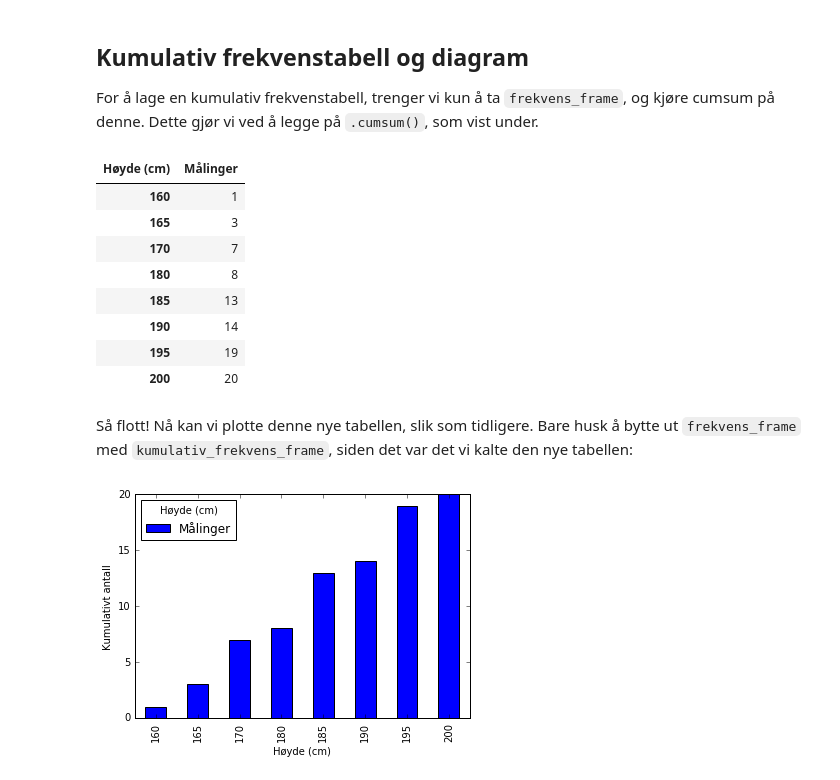
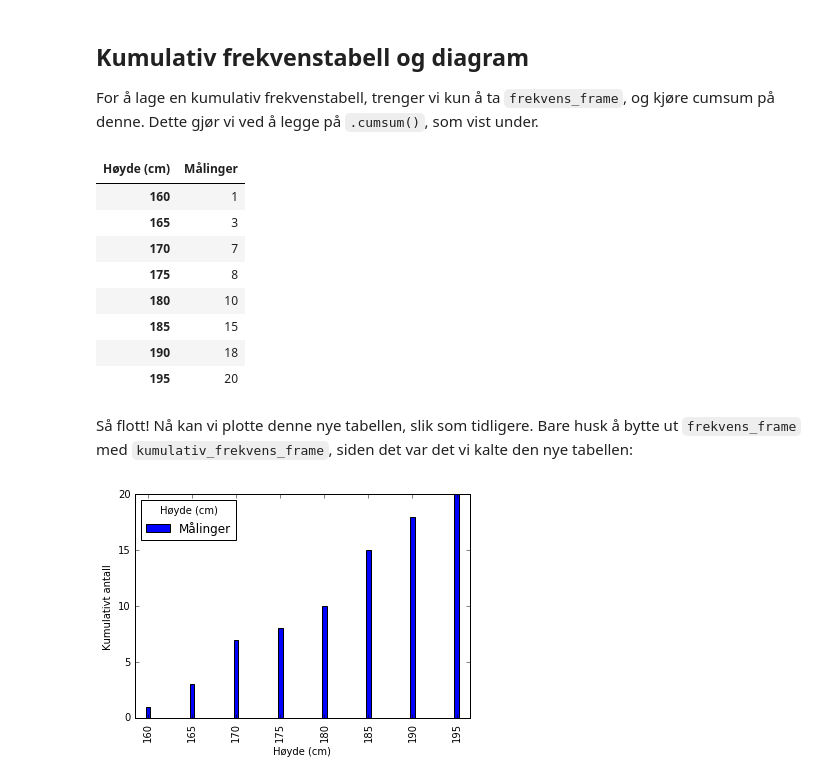
Before and after one commit to oal/ma155-pandas-manual, a Jupyter notebook: notebooks/Frekvenstabell og -diagram.ipynb, the cells around one changed output. Cells and saved outputs as stored; diff of their text form; code cells hidden in the pictures.

```diff
--- a/notebooks/Frekvenstabell og -diagram.ipynb
+++ b/notebooks/Frekvenstabell og -diagram.ipynb
@@ -12,7 +12,7 @@ For å lage en frekvenstabell, lag en ny celle i notebooken (Insert -> Cell belo
 from pandas import Series
 
 hoyder = Series(
-    [165, 170, 195, 190, 170, 170, 185, 160, 170, 165, 185, 195, 185, 195, 200, 195, 185, 180, 185, 195],
+    [165, 175, 190, 190, 170, 170, 185, 160, 170, 165, 180, 195, 185, 195, 185, 190, 185, 180, 185, 170],
     name='Målinger'
 )
 print(hoyder.name)
@@ -138,19 +170,19 @@ kumulativ_frekvens_frame
 | 160 | 1 |
 | 165 | 3 |
 | 170 | 7 |
-| 180 | 8 |
-| 185 | 13 |
-| 190 | 14 |
-| 195 | 19 |
-| 200 | 20 |
+| 175 | 8 |
+| 180 | 10 |
+| 185 | 15 |
+| 190 | 18 |
+| 195 | 20 |
 # %% [markdown]
 Så flott! Nå kan vi plotte denne nye tabellen, slik som tidligere. Bare husk å bytte ut `frekvens_frame` med `kumulativ_frekvens_frame`, siden det var det vi kalte den nye tabellen:
 # %%
-kumulativ_frekvens_frame.plot.bar()
+kumulativ_frekvens_frame.plot.bar(width=0.1)
 
 plt.xlabel('Høyde (cm)')
 plt.ylabel('Kumulativt antall')
 
 plt.show()
 # %% [output]
-[figure, old version]
+[figure, new version]
```
Also changed, not shown: parts of 10 cells of this notebook, 1 other file.
